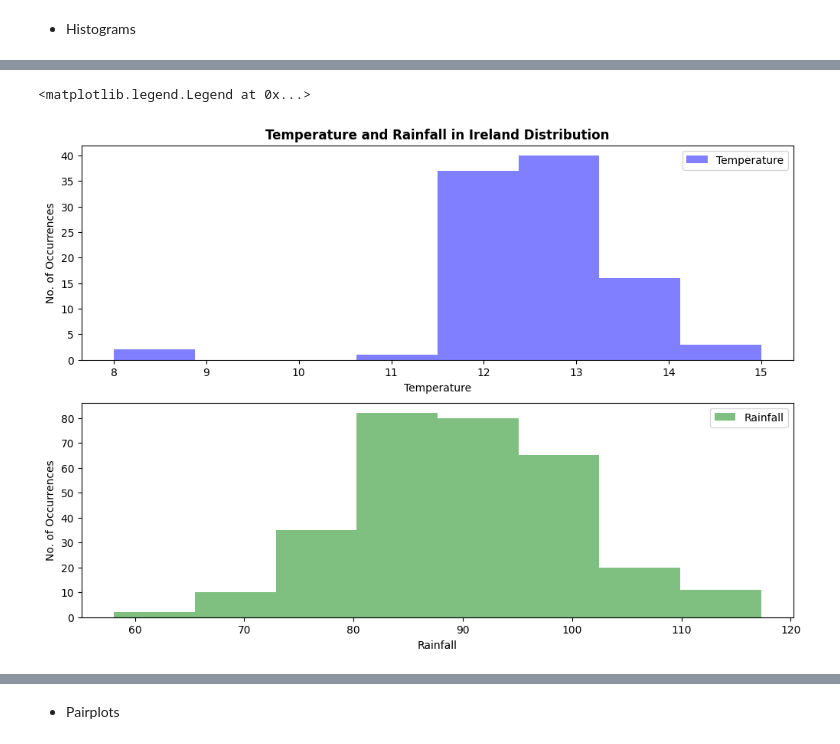
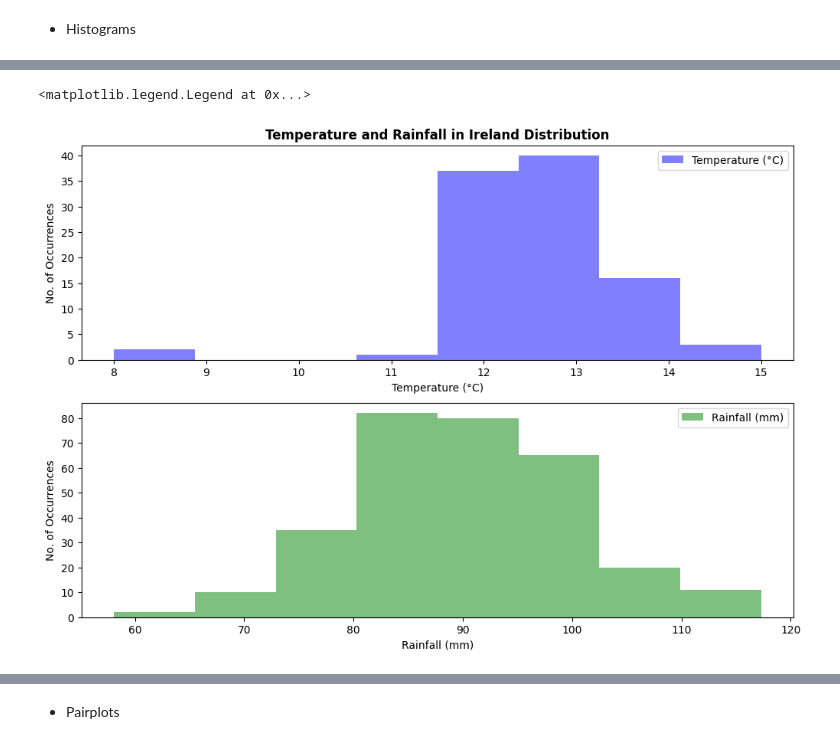
Before and after one commit to rachel-king4/PfDA_Assignment_2, a Jupyter notebook: pfda_assignment_2.ipynb, the cells around one changed output, grey strips where cells are left out. Cells and saved outputs as stored; diff of their text form; code cells hidden in the pictures.

```diff
--- a/pfda_assignment_2.ipynb
+++ b/pfda_assignment_2.ipynb
@@ -744,18 +756,18 @@ ax.legend(loc='upper right'); # to place the legend of the plot in the upper rig
 # %%
 # Plot a Histogram for Temperature and Rainfall in Ireland Distribution
 
 fig, axes = plt.subplots(2, figsize = (12,8))  # to create two vertically stacked subplots
 
 axes[0].set_title("Temperature and Rainfall in Ireland Distribution", fontweight='bold')
-axes[0].set(xlabel='Temperature')
+axes[0].set(xlabel='Temperature (°C)')
 axes[0].set(ylabel="No. of Occurrences")
-axes[0].hist(combined_data['temp_ireland'], bins=8, alpha=0.5, label="Temperature", color='blue')
+axes[0].hist(combined_data['temp_ireland'], bins=8, alpha=0.5, label="Temperature (°C)", color='blue')
 axes[0].legend(loc='upper right')
 
-axes[1].set(xlabel='Rainfall')
+axes[1].set(xlabel='Rainfall (mm)')
 axes[1].set(ylabel="No. of Occurrences")
-axes[1].hist(combined_data['rainfall_ireland'], bins=8, alpha=0.5, label="Rainfall", color='green')
+axes[1].hist(combined_data['rainfall_ireland'], bins=8, alpha=0.5, label="Rainfall (mm)", color='green')
 axes[1].legend(loc='upper right')
 # %% [output]
 <matplotlib.legend.Legend at 0x...>
-[figure, old version]
+[figure, new version]
```
Also changed, not shown: parts of 28 cells of this notebook, 1 other file.
